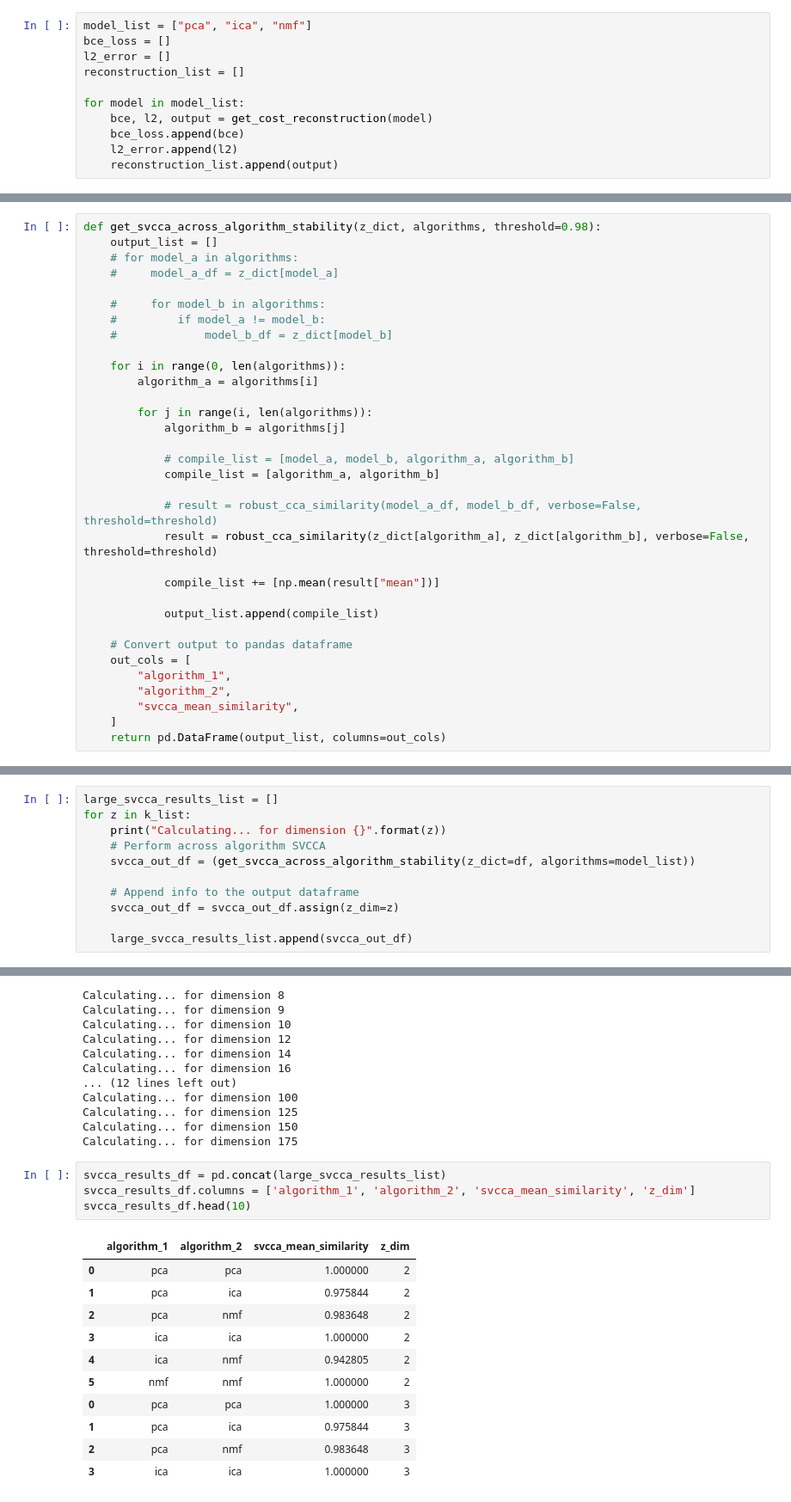
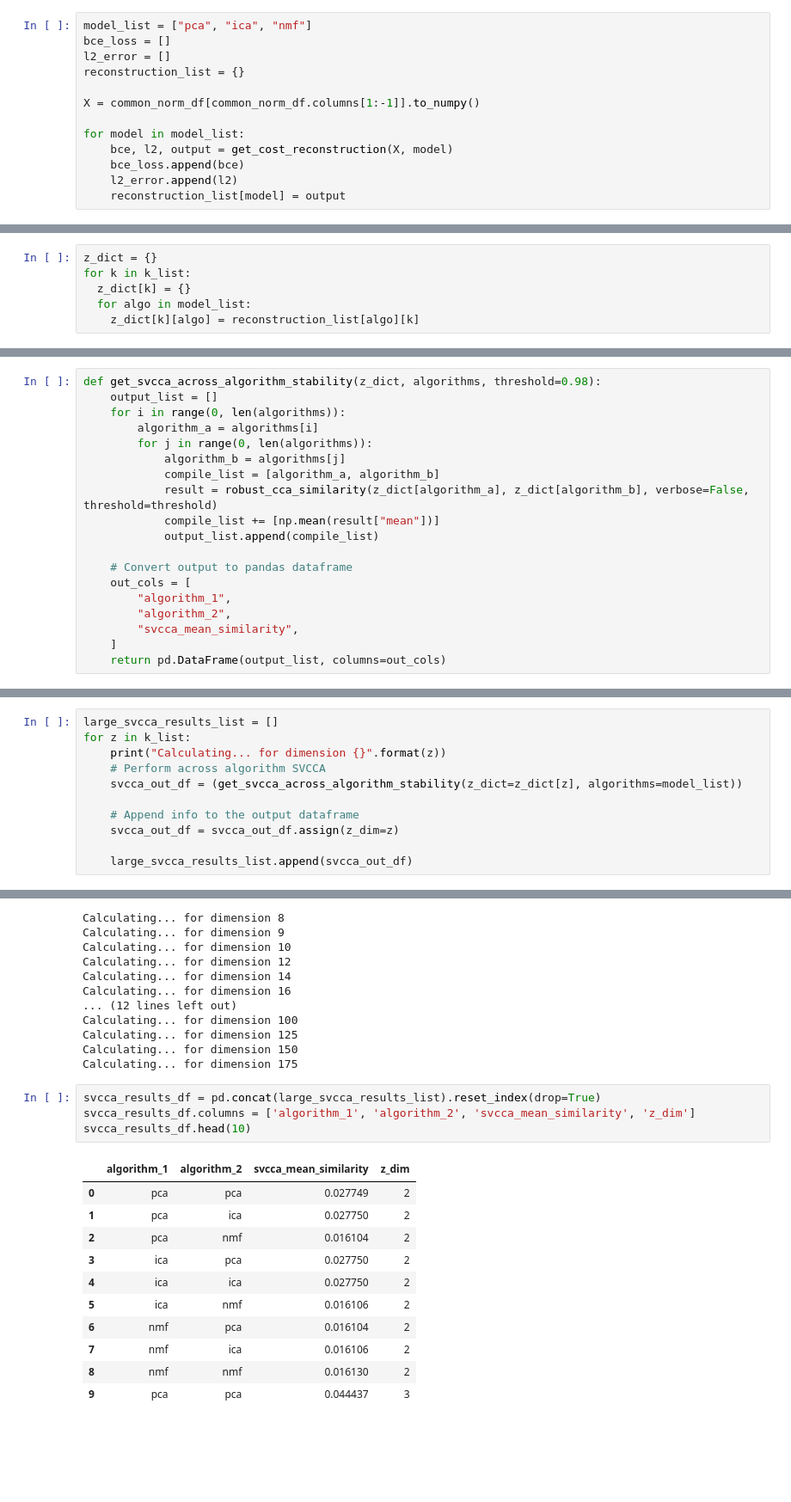
Before and after one commit to sowmyamanojna/PCOS-Gene-Expression-Data-Analysis, a Jupyter notebook: codes/stability/analyse_stability_within_z.ipynb, the cells around one changed output, grey strips where cells are left out. Shown at 86% size. Saved outputs shown, nothing was run; the diff lists cells and outputs as text; blank space fills up the shorter version.

Commit message:
modified stability code and plots

```diff
--- a/codes/stability/analyse_stability_within_z.ipynb
+++ b/codes/stability/analyse_stability_within_z.ipynb
@@ -141,13 +134,15 @@ def get_cost_reconstruction(model, k_list=k_list):
 model_list = ["pca", "ica", "nmf"]
 bce_loss = []
 l2_error = []
-reconstruction_list = []
+reconstruction_list = {}
+
+X = common_norm_df[common_norm_df.columns[1:-1]].to_numpy()
 
 for model in model_list:
-    bce, l2, output = get_cost_reconstruction(model)
+    bce, l2, output = get_cost_reconstruction(X, model)
     bce_loss.append(bce)
     l2_error.append(l2)
-    reconstruction_list.append(output)
+    reconstruction_list[model] = output
 # %% [output]
 Calculating Reconstruction Error for: PCA
 Calculating Reconstruction Error for: ICA
@@ -170,0 +150,6 @@ threshold = 1e-6
+# %%
+z_dict = {}
+for k in k_list:
+  z_dict[k] = {}
+  for algo in model_list:
+    z_dict[k][algo] = reconstruction_list[algo][k]
@@ -171,27 +322,13 @@ threshold = 1e-6
 # %%
 def get_svcca_across_algorithm_stability(z_dict, algorithms, threshold=0.98):
     output_list = []
-    # for model_a in algorithms:
-    #     model_a_df = z_dict[model_a]
-
-    #     for model_b in algorithms:
-    #         if model_a != model_b:
-    #             model_b_df = z_dict[model_b]
-
     for i in range(0, len(algorithms)):
         algorithm_a = algorithms[i]
-
-        for j in range(i, len(algorithms)):
+        for j in range(0, len(algorithms)):
             algorithm_b = algorithms[j]
-
-            # compile_list = [model_a, model_b, algorithm_a, algorithm_b]
             compile_list = [algorithm_a, algorithm_b]
-
-            # result = robust_cca_similarity(model_a_df, model_b_df, verbose=False, threshold=threshold)
             result = robust_cca_similarity(z_dict[algorithm_a], z_dict[algorithm_b], verbose=False, threshold=threshold)
-
             compile_list += [np.mean(result["mean"])]
-
             output_list.append(compile_list)
 
     # Convert output to pandas dataframe
@@ -347,7 +343,7 @@ large_svcca_results_list = []
 for z in k_list:
     print("Calculating... for dimension {}".format(z))
     # Perform across algorithm SVCCA
-    svcca_out_df = (get_svcca_across_algorithm_stability(z_dict=df, algorithms=model_list))
+    svcca_out_df = (get_svcca_across_algorithm_stability(z_dict=z_dict[z], algorithms=model_list))
 
     # Append info to the output dataframe
     svcca_out_df = svcca_out_df.assign(z_dim=z)
@@ -372,18 +368,18 @@ Calculating... for dimension 125
 Calculating... for dimension 150
 Calculating... for dimension 175
 # %%
-svcca_results_df = pd.concat(large_svcca_results_list)
+svcca_results_df = pd.concat(large_svcca_results_list).reset_index(drop=True)
 svcca_results_df.columns = ['algorithm_1', 'algorithm_2', 'svcca_mean_similarity', 'z_dim']
 svcca_results_df.head(10)
 # %% [output]
 |  | algorithm_1 | algorithm_2 | svcca_mean_similarity | z_dim |
-| 0 | pca | pca | 1.000000 | 2 |
-| 1 | pca | ica | 0.975844 | 2 |
-| 2 | pca | nmf | 0.983648 | 2 |
-| 3 | ica | ica | 1.000000 | 2 |
-| 4 | ica | nmf | 0.942805 | 2 |
-| 5 | nmf | nmf | 1.000000 | 2 |
-| 0 | pca | pca | 1.000000 | 3 |
-| 1 | pca | ica | 0.975844 | 3 |
-| 2 | pca | nmf | 0.983648 | 3 |
-| 3 | ica | ica | 1.000000 | 3 |
+| 0 | pca | pca | 0.027749 | 2 |
+| 1 | pca | ica | 0.027750 | 2 |
+| 2 | pca | nmf | 0.016104 | 2 |
+| 3 | ica | pca | 0.027750 | 2 |
+| 4 | ica | ica | 0.027750 | 2 |
+| 5 | ica | nmf | 0.016106 | 2 |
+| 6 | nmf | pca | 0.016104 | 2 |
+| 7 | nmf | ica | 0.016106 | 2 |
+| 8 | nmf | nmf | 0.016130 | 2 |
+| 9 | pca | pca | 0.044437 | 3 |
```
Also changed, not shown: parts of 21 cells of this notebook, 4 other files.
